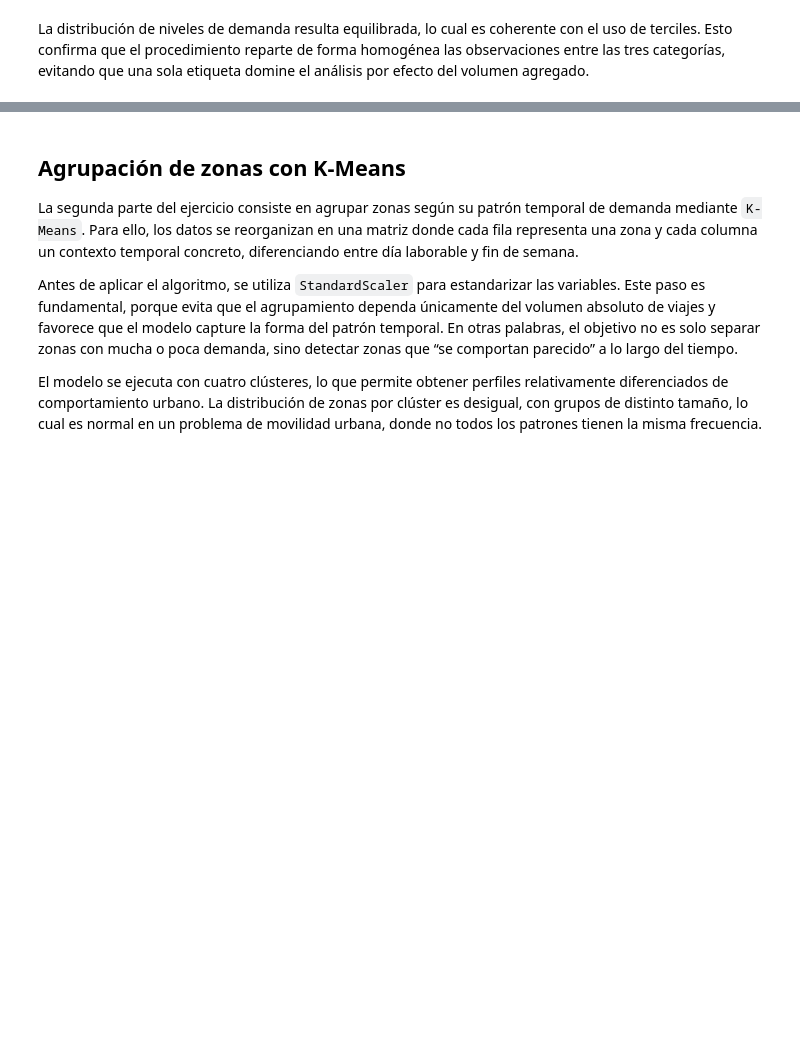
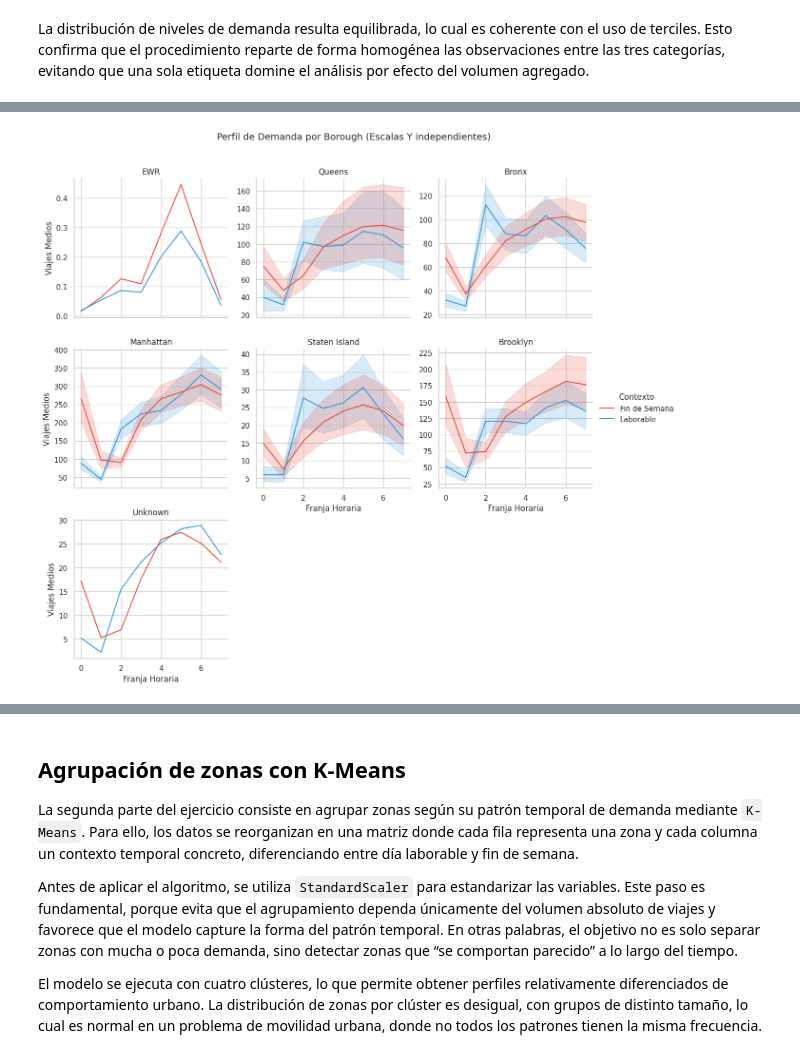
Before and after one commit to maritriv/Grupo-PD2---Transporte-NYC, a Jupyter notebook: notebooks/ex1c_analisis_demanda.ipynb, the cells around one changed output, grey strips where cells are left out. Saved outputs shown, nothing was run; the diff lists cells and outputs as text; code cells hidden in the pictures; blank space fills up the shorter version.

```diff
--- a/notebooks/ex1c_analisis_demanda.ipynb
+++ b/notebooks/ex1c_analisis_demanda.ipynb
@@ -161,0 +219,15 @@ El gráfico de evolución media diaria refuerza esta lectura, porque permite ver
+# %%
+# Small multiples por borough: laborable vs fin de semana
+g = sns.FacetGrid(df.dropna(subset=['Borough']), col="Borough", col_wrap=3, height=4,
+                  sharey=False)
+g.map_dataframe(sns.lineplot, x="hour_block_3h", y="avg_trips", hue="Tipo_Dia",
+                palette=palette, errorbar=('ci', 95))
+
+g.set_axis_labels("Franja Horaria", "Viajes Medios")
+g.set_titles(col_template="{col_name}")
+g.add_legend(title="Contexto")
+plt.subplots_adjust(top=0.9)
+g.figure.suptitle("Perfil de Demanda por Borough (Escalas Y independientes)", fontsize=14)
+plt.show()
+# %% [output]
+[figure, added]
```
Also changed, not shown: parts of 28 cells of this notebook, 3 other files.
